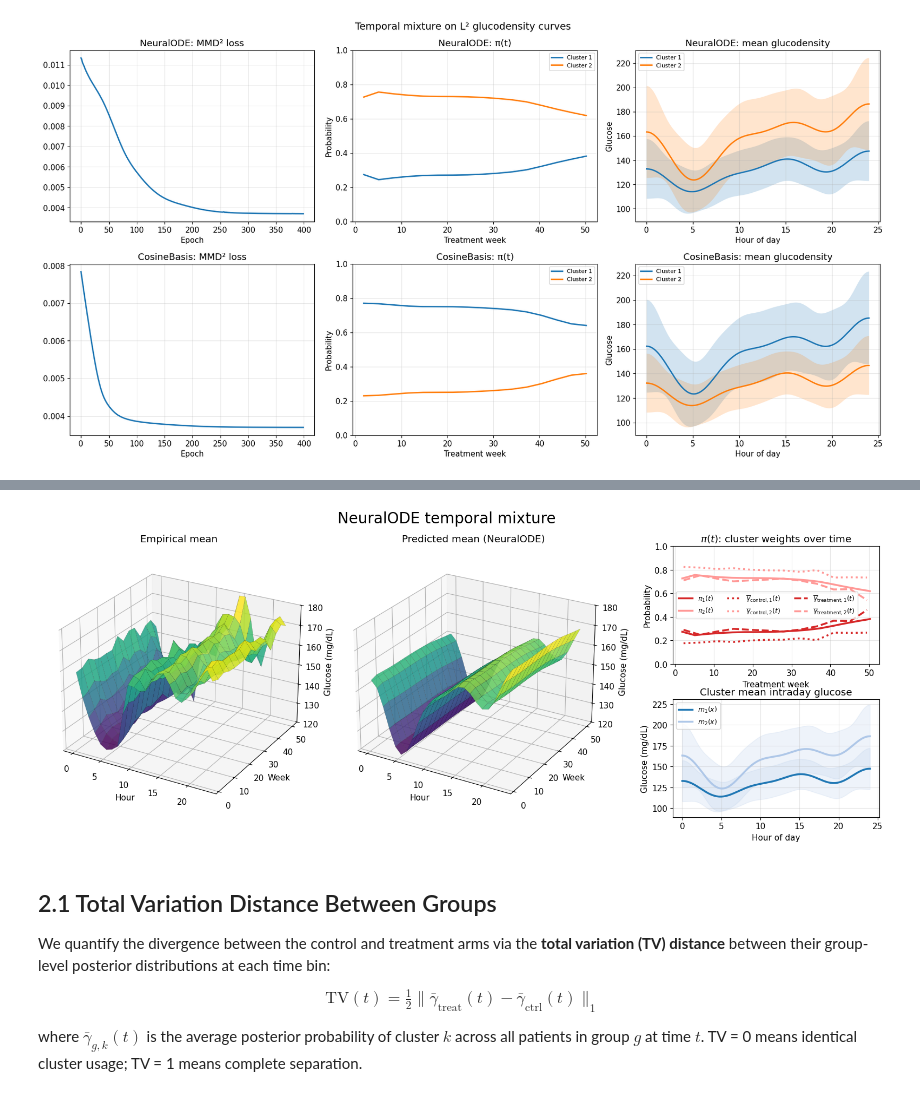
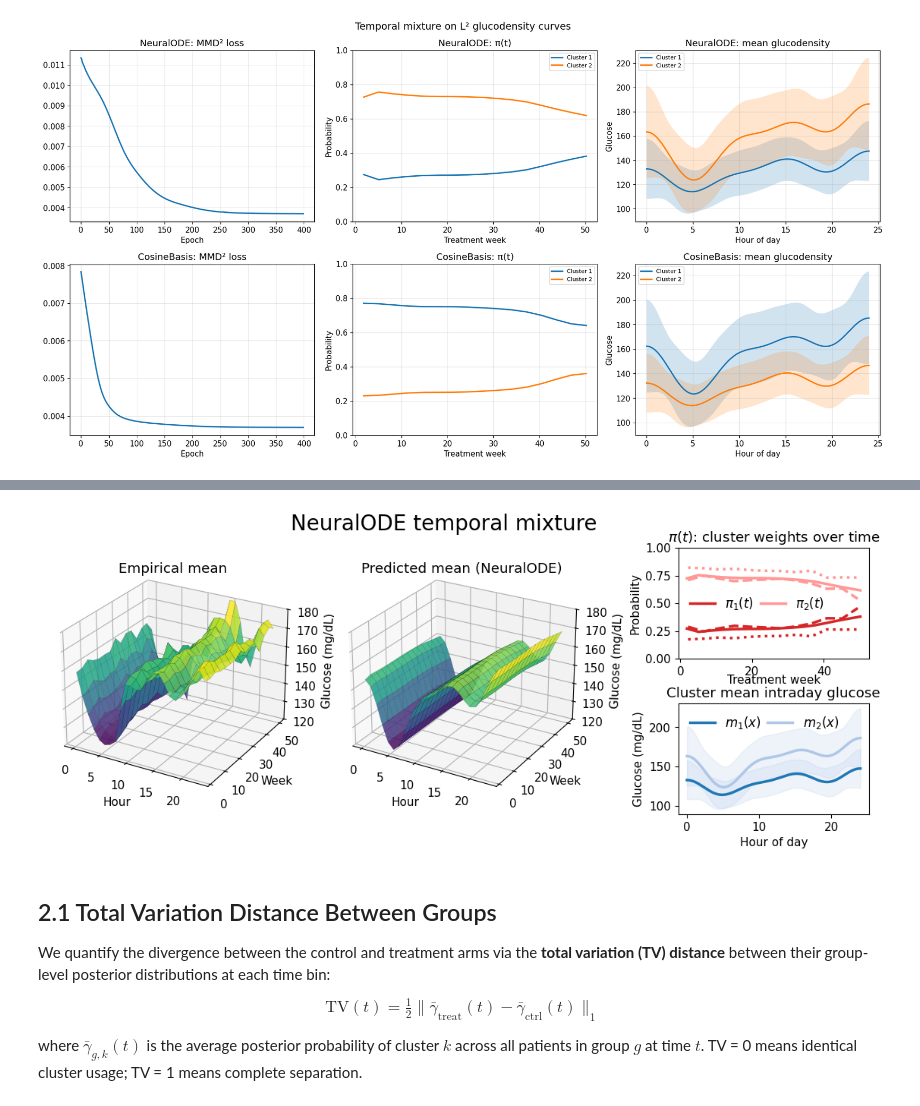
Before and after one commit to dani2442/rkhs-mixture-models, a Jupyter notebook: examples/use_case_visualization.ipynb, the cells around one changed output, grey strips where cells are left out. Saved outputs shown, nothing was run; the diff lists cells and outputs as text; code cells hidden in the pictures.

```diff
--- a/examples/use_case_visualization.ipynb
+++ b/examples/use_case_visualization.ipynb
@@ -764,13 +346,13 @@ slot_x_fine = np.linspace(0, 24, ode_m.shape[1])
 # Col 1: empirical 3D
 # Col 2: predicted 3D
 # Col 3: top=π(t), bottom=group membership / cluster means
-fig = plt.figure(figsize=(20, 6.5))
+fig = plt.figure(figsize=(20*0.7, 6.5*0.7))
 gs = gridspec.GridSpec(
     2, 4,
     width_ratios=[1.2, 1.2, 0.1, 0.9],  # third entry is spacer width
     height_ratios=[1, 1],
-    wspace=0.1,
-    hspace=0.30,
+    wspace=0.19,
+    hspace=0.40,
 )
 
 ax_emp   = fig.add_subplot(gs[:, 0], projection="3d")
@@ -791,7 +373,7 @@ ax_emp.plot_surface(
 ax_emp.set_xlabel("Hour")
 ax_emp.set_ylabel("Week")
 ax_emp.set_zlabel("Glucose (mg/dL)")
-ax_emp.set_title("Empirical mean")
+ax_emp.set_title("Empirical mean", y=0.98 ) # move a little lower
 ax_emp.view_init(elev=25, azim=-60)
 ax_emp.set_zlim(120, 180)
 
@@ -807,7 +389,7 @@ ax_pred.plot_surface(
 ax_pred.set_xlabel("Hour")
 ax_pred.set_ylabel("Week")
 ax_pred.set_zlabel("Glucose (mg/dL)")
-ax_pred.set_title("Predicted mean (NeuralODE)")
+ax_pred.set_title("Predicted mean (NeuralODE)", y=0.98)
 ax_pred.view_init(elev=25, azim=-60)
 ax_pred.set_zlim(120, 180)
 
@@ -822,10 +404,10 @@ for k in range(K):
     )
 
 ax_pi.set_title(r"$\pi(t)$: cluster weights over time")
-ax_pi.set_xlabel("Treatment week")
+ax_pi.set_xlabel("Treatment week", labelpad=-3)
 ax_pi.set_ylabel("Probability")
 ax_pi.set_ylim(0, 1)
-ax_pi.grid(alpha=0.3)
+ax_pi.grid(alpha=0.0)
 
 
 # ── Col 3, Row 2: group membership probabilities ─────────────────────────────
@@ -845,37 +427,51 @@ for k in range(K):
     ax_pi.plot(
         bin_weeks[ok],
         treat_means_grp[ok, k],
         lw=2.5,
         color=cmap(6 + k),
         linestyle="--",
         label=fr"$\overline{{\gamma}}_{{\mathrm{{treatment}}, {k + 1}}}(t)$"
     )
 
-ax_pi.legend(fontsize=9, ncols=3)
+#ax_pi.legend(fontsize=9, ncols=3)
+
+handles, labels = ax_pi.get_legend_handles_labels()
+
+# Create the customized legend
+ax_pi.legend(
+    handles[:2],       # Ensures only \pi_1 and \pi_2 are included
+    labels[:2],
+    #fontsize=9,
+    ncols=2,              # Two columns
+    frameon=False,        # Removes the legend frame/box
+    columnspacing=0.5,     # Sets spacing between columns to 0.5
+    loc="center left",
+    fontsize=12
+)
 # ax_group.set_title("Cluster membership by group")
 # ax_group.set_xlabel("Treatment week")
 # ax_group.set_ylabel("Probability")
 # ax_group.set_ylim(0, 1)
 # ax_group.grid(alpha=0.3)
 # ax_group.legend(fontsize=8, ncols=1)
 
 # bottom-right: cluster means
 for k in range(K):
     ax_group.plot(slot_x_fine, ode_m[k], lw=2.5, color=cmap(k), label=fr"$m_{{{k + 1}}}(x)$")
     ax_group.fill_between(slot_x_fine, ode_m[k] - ode_std[k], ode_m[k] + ode_std[k],
                       color=cmap(1), alpha=0.2)
 ax_group.set_title("Cluster mean intraday glucose")
 ax_group.set_xlabel("Hour of day")
 ax_group.set_ylabel("Glucose (mg/dL)")
-ax_group.grid(alpha=0.3)
-ax_group.legend(fontsize=9, loc="upper left")
+ax_group.grid(alpha=0.0)
+ax_group.legend(fontsize=12, loc="upper left", frameon=False, ncols=2, columnspacing=0.5)
 
 plt.suptitle("NeuralODE temporal mixture", fontsize=20, y=0.98)
 plt.tight_layout(rect=[0, 0, 1, 0.96])
 plt.savefig("../paper/images/model_summary_v3.pdf", dpi=300, bbox_inches="tight")
 plt.show()
 # %% [output]
-[figure, old version]
+[figure, new version]
 # %% [markdown]
 ## 2.1 Total Variation Distance Between Groups
 
```
Also changed, not shown: parts of 11 cells of this notebook, 4 other files.
